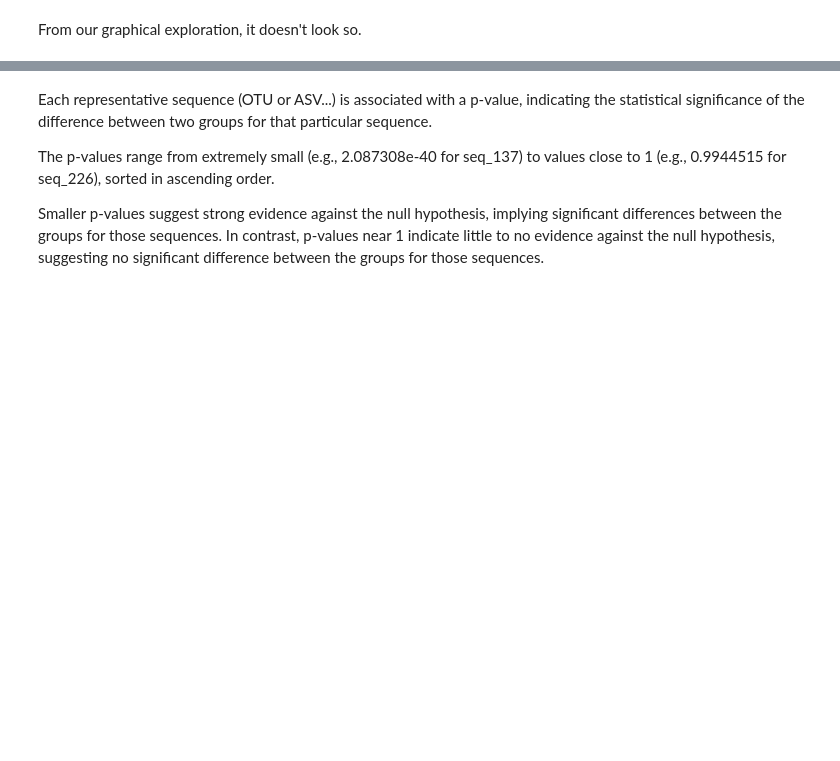
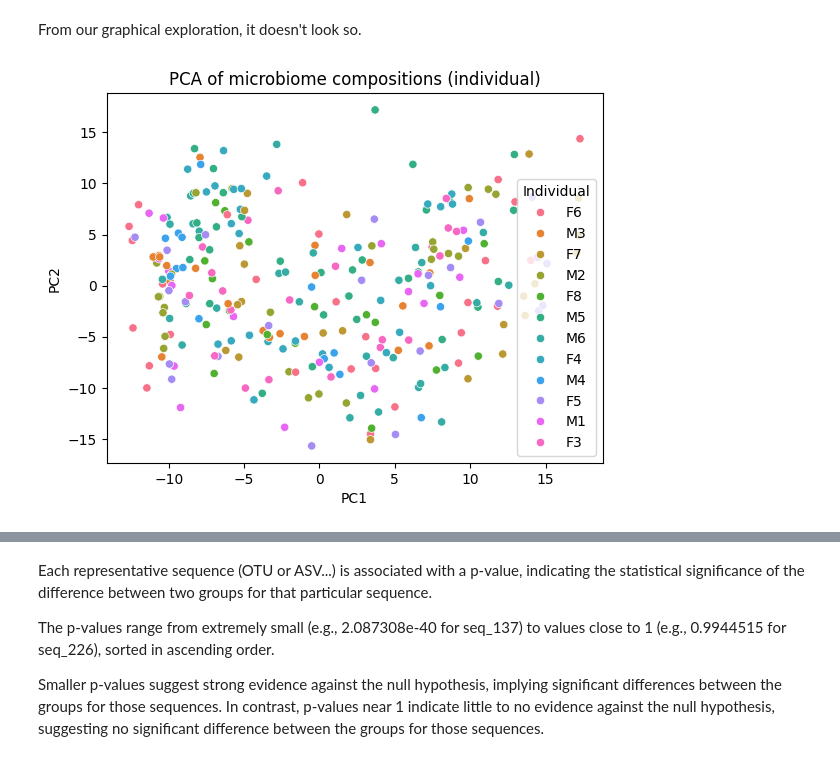
Before and after one commit to quadram-institute-bioscience/datasciencegroup, a Jupyter notebook: 4_machine_learning/Prediction-notes.ipynb, the cells around one changed output, grey strips where cells are left out. Cells and saved outputs as stored; diff of their text form; code cells hidden in the pictures; blank space fills up the shorter version.

```diff
--- a/4_machine_learning/Prediction-notes.ipynb
+++ b/4_machine_learning/Prediction-notes.ipynb
@@ -172,2 +223,6 @@ seaborn.scatterplot(pca_df, x='PC1', y='PC2', hue='Sex')
 # %% [markdown]
 From our graphical exploration, it doesn't look so.
+# %%
+seaborn.scatterplot(pca_df, x='PC1', y='PC2', hue='Individual').set_title('PCA of microbiome compositions (individual)');
+# %% [output]
+[figure, added]
```
Also changed, not shown: parts of 87 cells of this notebook, 3 other files.
